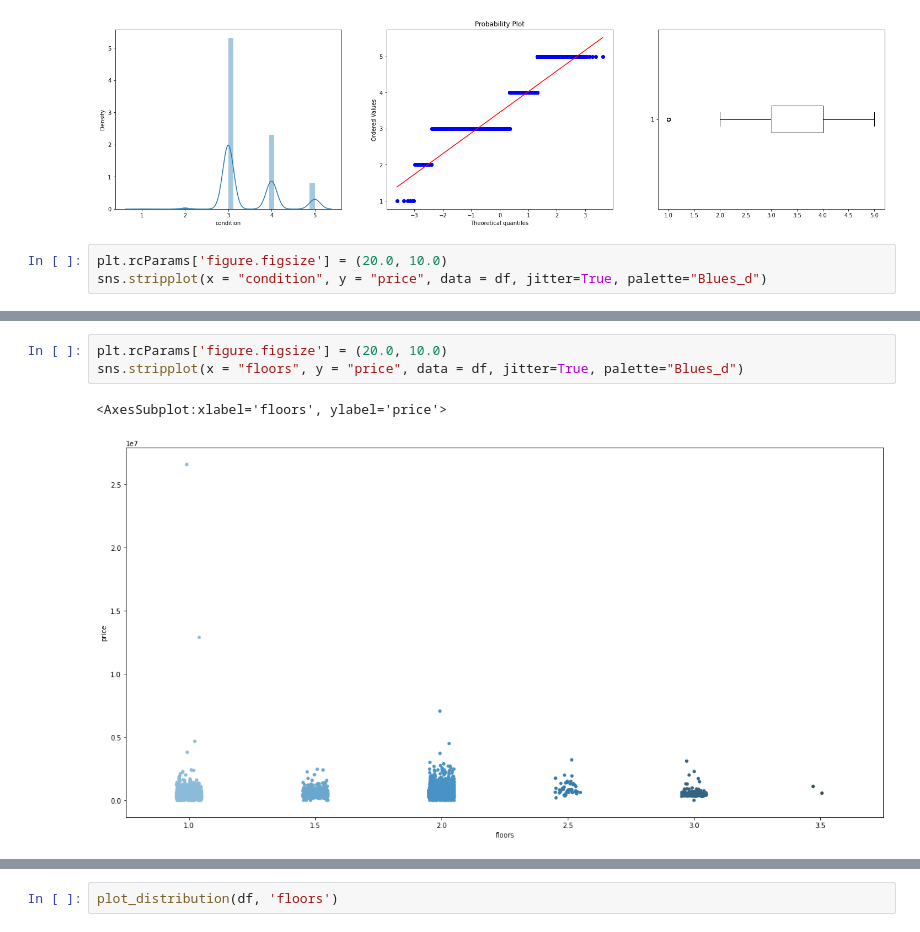
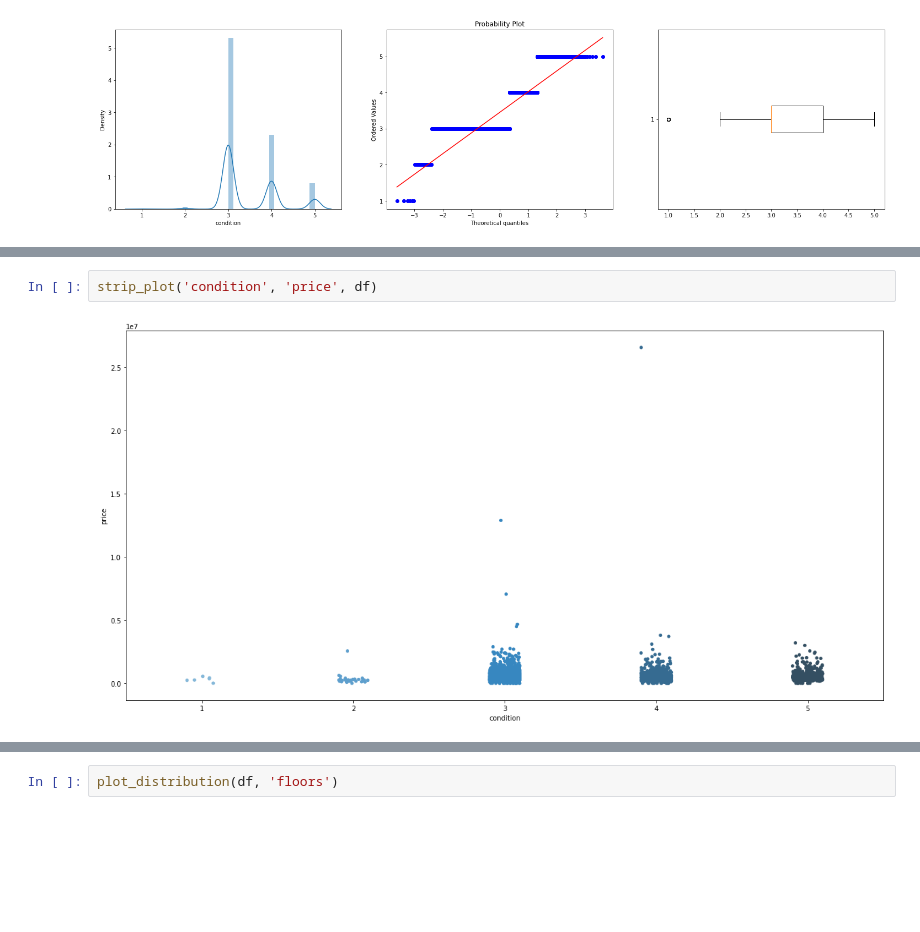
Before and after one commit to jf20541/Optimal-RegressionModel-HyperParameters-Flask-Azure-Docker, a Jupyter notebook: notebooks/house_price.ipynb, the cells around one changed output, grey strips where cells are left out. Saved outputs shown, nothing was run; the diff lists cells and outputs as text; blank space fills up the shorter version.

```diff
--- a/notebooks/house_price.ipynb
+++ b/notebooks/house_price.ipynb
@@ -174,6 +180,3 @@ plot_distribution(df, 'sqft_lot')
 plot_distribution(df, 'condition')
 # %% [output]
 [figure]
-# %%
-plt.rcParams['figure.figsize'] = (20.0, 10.0)
-sns.stripplot(x = "condition", y = "price", data = df, jitter=True, palette="Blues_d")
@@ -183,6 +183,4 @@ sns.stripplot(x = "condition", y = "price", data = df, jitter=True, palette="Blu
-# %%
-plt.rcParams['figure.figsize'] = (20.0, 10.0)
-sns.stripplot(x = "floors", y = "price", data = df, jitter=True, palette="Blues_d")
-# %% [output]
-<AxesSubplot:xlabel='floors', ylabel='price'>
-[figure, removed]
+# %%
+strip_plot('condition', 'price', df)
+# %% [output]
+[figure, added]
```
Also changed, not shown: parts of 35 cells of this notebook, 1 other file.
